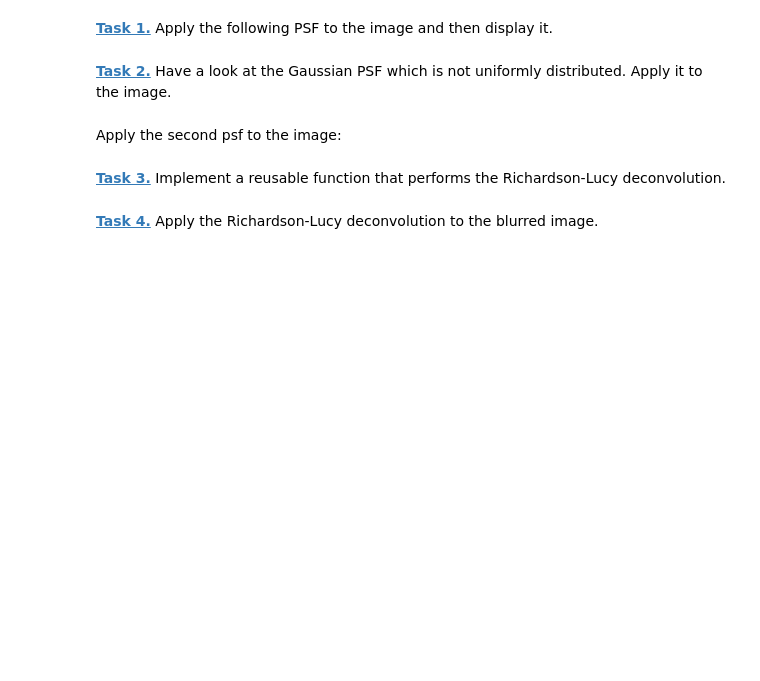
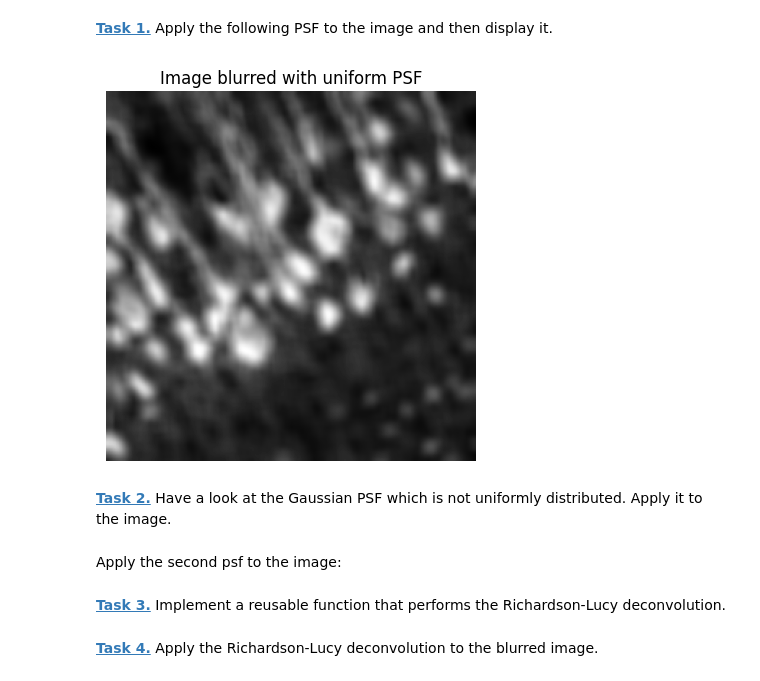
Before and after one commit to vntsslv/mobi-fs5-python, a Jupyter notebook: deconvolution.ipynb, the cells around one changed output. Cells and saved outputs as stored; diff of their text form; code cells hidden in the pictures; blank space fills up the shorter version.

Commit message:
Applied PSF to image

```diff
--- a/deconvolution.ipynb
+++ b/deconvolution.ipynb
@@ -19,6 +22,15 @@ plt.imshow(img, 'gray')
 # %%
 psf_size = 10
 psf = np.ones((psf_size, psf_size)) / psf_size ** 2
+# %%
+img_psf = conv(img, psf, mode='same', boundary='symm')
+
+plt.imshow(img_psf, 'gray')
+plt.title('Image blurred with uniform PSF')
+plt.axis('off')
+plt.show()
+# %% [output]
+[figure, added]
 # %% [markdown]
 **[Task 2.]()** Have a look at the Gaussian PSF which is not uniformly distributed. Apply it to the image.
 # %%
```
Also changed, not shown: parts of 1 cell of this notebook.
